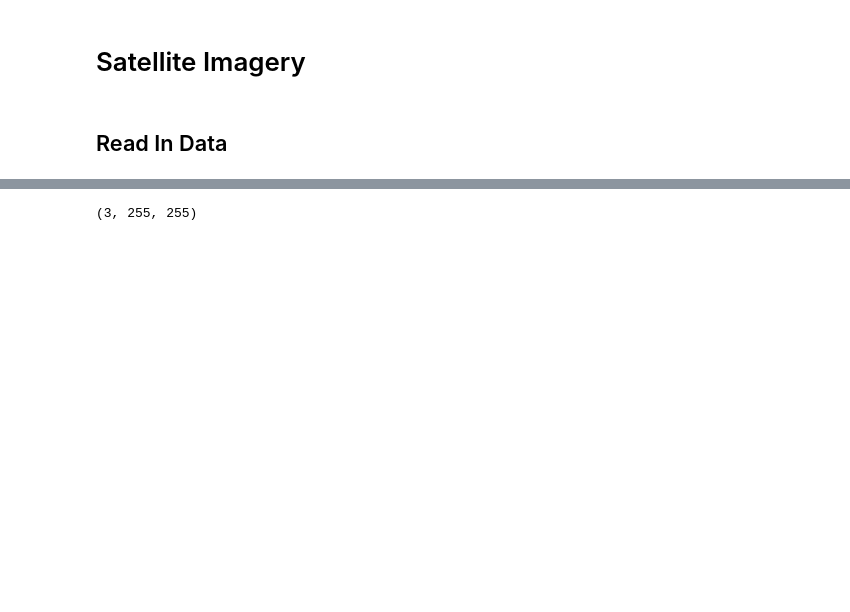
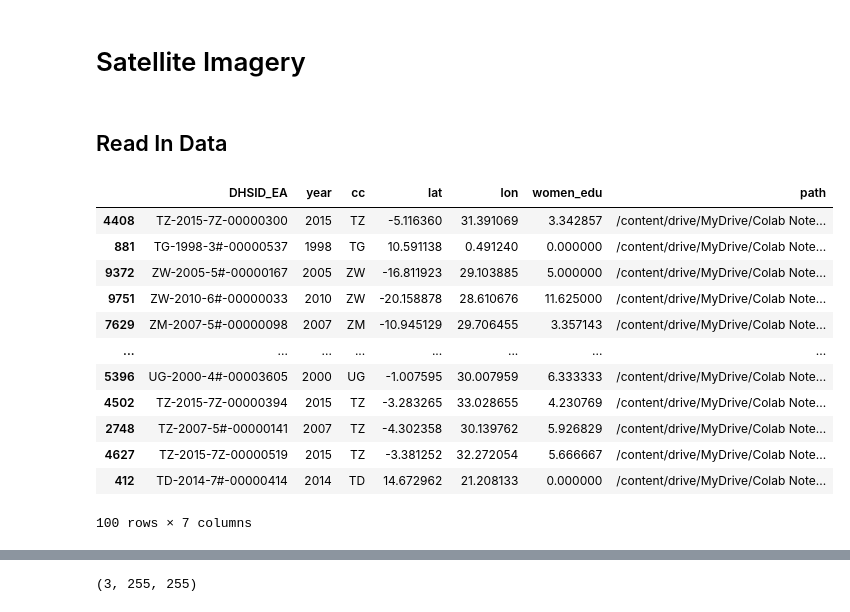
Before and after one commit to disaalda/cs230, a Jupyter notebook: womens_edu/data_preprocessing.ipynb, the cells around one changed output, grey strips where cells are left out. Drawn from its saved outputs; the diff is of its cells as text; code cells hidden in the pictures; blank space fills up the shorter version.

```diff
--- a/womens_edu/data_preprocessing.ipynb
+++ b/womens_edu/data_preprocessing.ipynb
@@ -45,3 +28,23 @@ no changes added to commit (use "git add" and/or "git commit -a")
 # Satellite Imagery
 # %% [markdown]
 ## Read In Data
+# %%
+dataset_root_dir = '/content/drive/MyDrive/Colab Notebooks/cs230/womens_edu/data/'
+satellite_df = pd.read_csv(os.path.join(dataset_root_dir, 'ZM_ZW_satellite.csv'))
+satellite_df = satellite_df.sample(frac=1)
+# %%
+satellite_df.head(100)
+# %% [output]
+|  | DHSID_EA | year | cc | lat | lon | women_edu | path |
+| 4408 | TZ-2015-7Z-00000300 | 2015 | TZ | -5.116360 | 31.391069 | 3.342857 | /content/drive/MyDrive/Colab Note... |
+| 881 | TG-1998-3#-00000537 | 1998 | TG | 10.591138 | 0.491240 | 0.000000 | /content/drive/MyDrive/Colab Note... |
+| 9372 | ZW-2005-5#-00000167 | 2005 | ZW | -16.811923 | 29.103885 | 5.000000 | /content/drive/MyDrive/Colab Note... |
+| 9751 | ZW-2010-6#-00000033 | 2010 | ZW | -20.158878 | 28.610676 | 11.625000 | /content/drive/MyDrive/Colab Note... |
+| 7629 | ZM-2007-5#-00000098 | 2007 | ZM | -10.945129 | 29.706455 | 3.357143 | /content/drive/MyDrive/Colab Note... |
+| ... | ... | ... | ... | ... | ... | ... | ... |
+| 5396 | UG-2000-4#-00003605 | 2000 | UG | -1.007595 | 30.007959 | 6.333333 | /content/drive/MyDrive/Colab Note... |
+| 4502 | TZ-2015-7Z-00000394 | 2015 | TZ | -3.283265 | 33.028655 | 4.230769 | /content/drive/MyDrive/Colab Note... |
+| 2748 | TZ-2007-5#-00000141 | 2007 | TZ | -4.302358 | 30.139762 | 5.926829 | /content/drive/MyDrive/Colab Note... |
+| 4627 | TZ-2015-7Z-00000519 | 2015 | TZ | -3.381252 | 32.272054 | 5.666667 | /content/drive/MyDrive/Colab Note... |
+| 412 | TD-2014-7#-00000414 | 2014 | TD | 14.672962 | 21.208133 | 0.000000 | /content/drive/MyDrive/Colab Note... |
+100 rows × 7 columns
```
Also changed, not shown: parts of 24 cells of this notebook, 1 other file.
